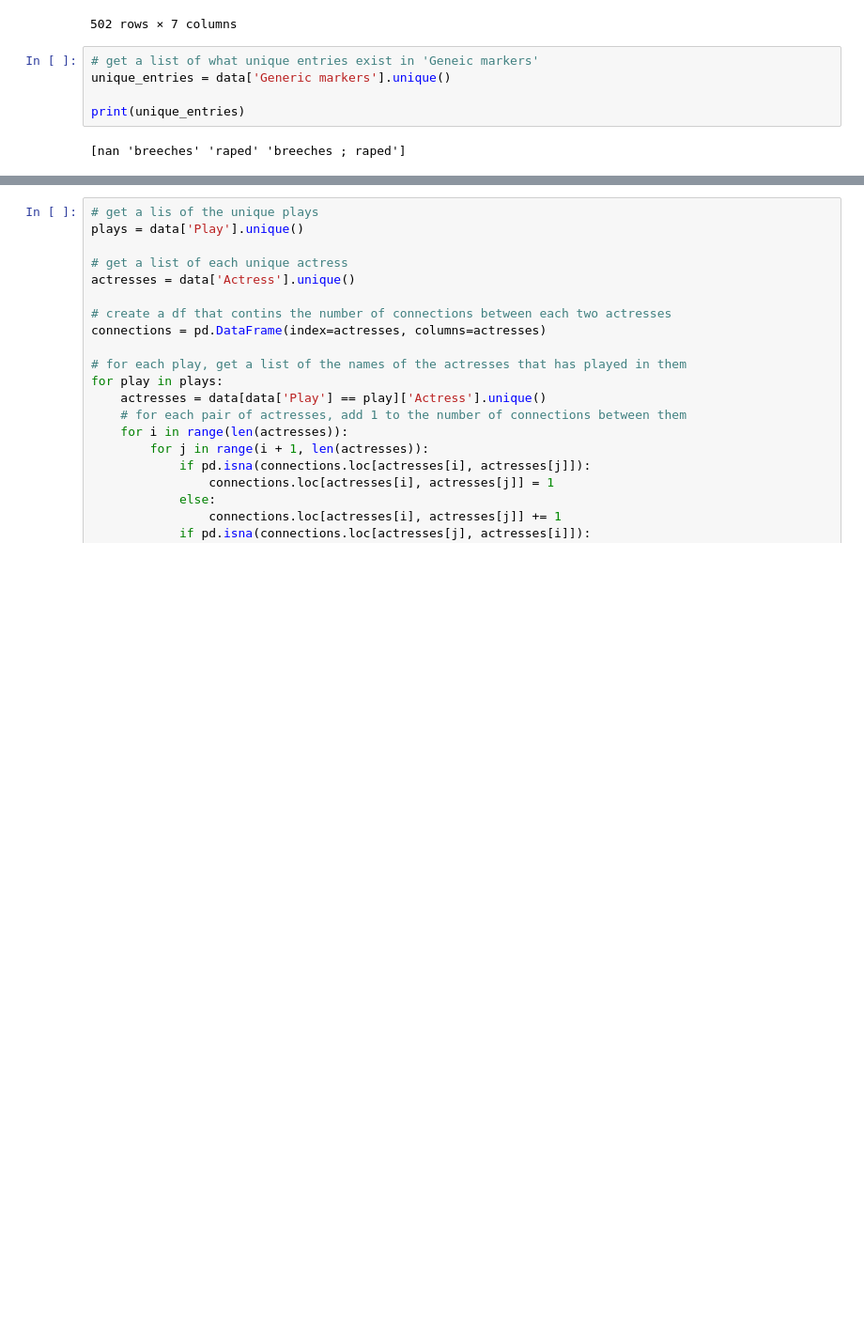
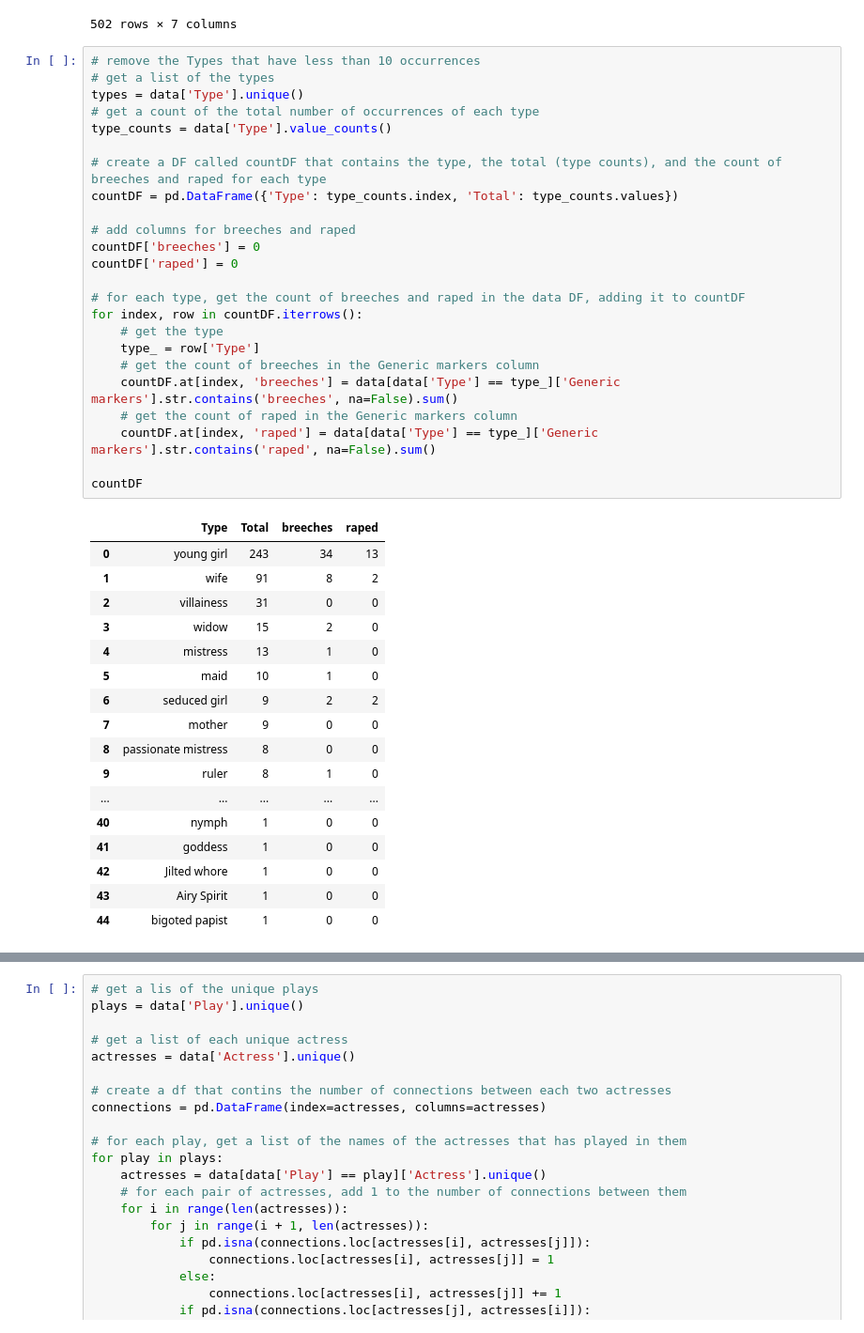
Before and after one commit to TitirB/DHproject2024, a Jupyter notebook: docs/NetworkVisualization.ipynb, the cells around one changed output, grey strips where cells are left out. Shown at 94% size. Drawn from its saved outputs; the diff is of its cells as text; blank space fills up the shorter version.

```diff
--- a/docs/NetworkVisualization.ipynb
+++ b/docs/NetworkVisualization.ipynb
@@ -27,10 +27,45 @@ data
 | 501 | Nell Gwyn | 1670.0 | The Conquest of Granada Part 2 | John Dryden | Almahide | young girl | NaN |
 502 rows × 7 columns
 # %%
-# get a list of what unique entries exist in 'Geneic markers'
-unique_entries = data['Generic markers'].unique()
+# remove the Types that have less than 10 occurrences
+# get a list of the types
+types = data['Type'].unique()
+# get a count of the total number of occurrences of each type
+type_counts = data['Type'].value_counts()
 
-print(unique_entries)
+# create a DF called countDF that contains the type, the total (type counts), and the count of breeches and raped for each type
+countDF = pd.DataFrame({'Type': type_counts.index, 'Total': type_counts.values})
+
+# add columns for breeches and raped
+countDF['breeches'] = 0
+countDF['raped'] = 0
+
+# for each type, get the count of breeches and raped in the data DF, adding it to countDF
+for index, row in countDF.iterrows():
+    # get the type
+    type_ = row['Type']
+    # get the count of breeches in the Generic markers column
+    countDF.at[index, 'breeches'] = data[data['Type'] == type_]['Generic markers'].str.contains('breeches', na=False).sum()
+    # get the count of raped in the Generic markers column
+    countDF.at[index, 'raped'] = data[data['Type'] == type_]['Generic markers'].str.contains('raped', na=False).sum()
+
+countDF
 # %% [output]
-[nan 'breeches' 'raped' 'breeches ; raped']
+|  | Type | Total | breeches | raped |
+| 0 | young girl | 243 | 34 | 13 |
+| 1 | wife | 91 | 8 | 2 |
+| 2 | villainess | 31 | 0 | 0 |
+| 3 | widow | 15 | 2 | 0 |
+| 4 | mistress | 13 | 1 | 0 |
+| 5 | maid | 10 | 1 | 0 |
+| 6 | seduced girl | 9 | 2 | 2 |
+| 7 | mother | 9 | 0 | 0 |
+| 8 | passionate mistress | 8 | 0 | 0 |
+| 9 | ruler | 8 | 1 | 0 |
+| ... | ... | ... | ... | ... |
+| 40 | nymph | 1 | 0 | 0 |
+| 41 | goddess | 1 | 0 | 0 |
+| 42 | Jilted whore | 1 | 0 | 0 |
+| 43 | Airy Spirit | 1 | 0 | 0 |
+| 44 | bigoted papist | 1 | 0 | 0 |
 # %%
```
Also changed, not shown: parts of 3 cells of this notebook.
